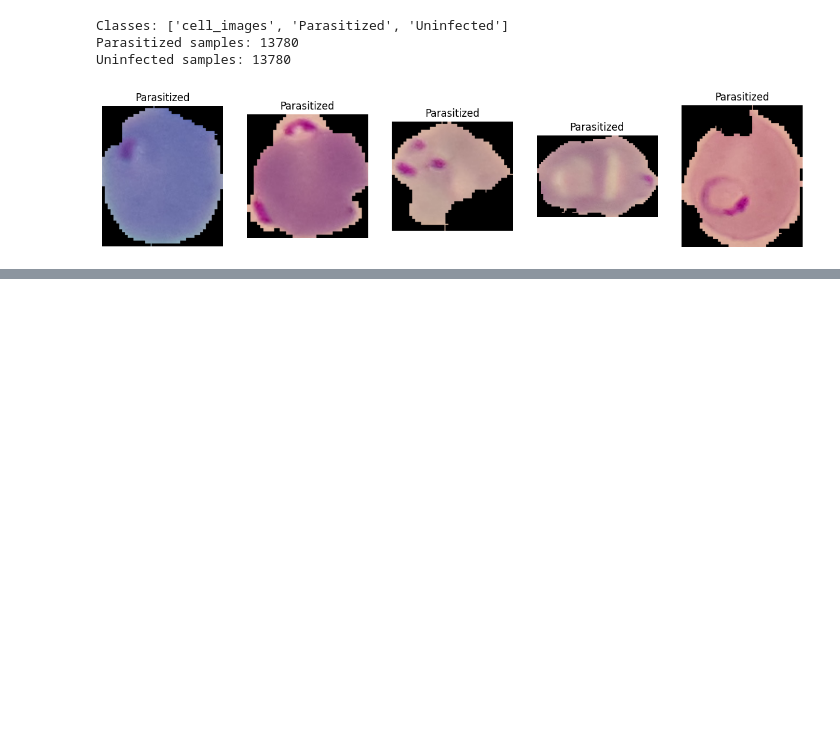
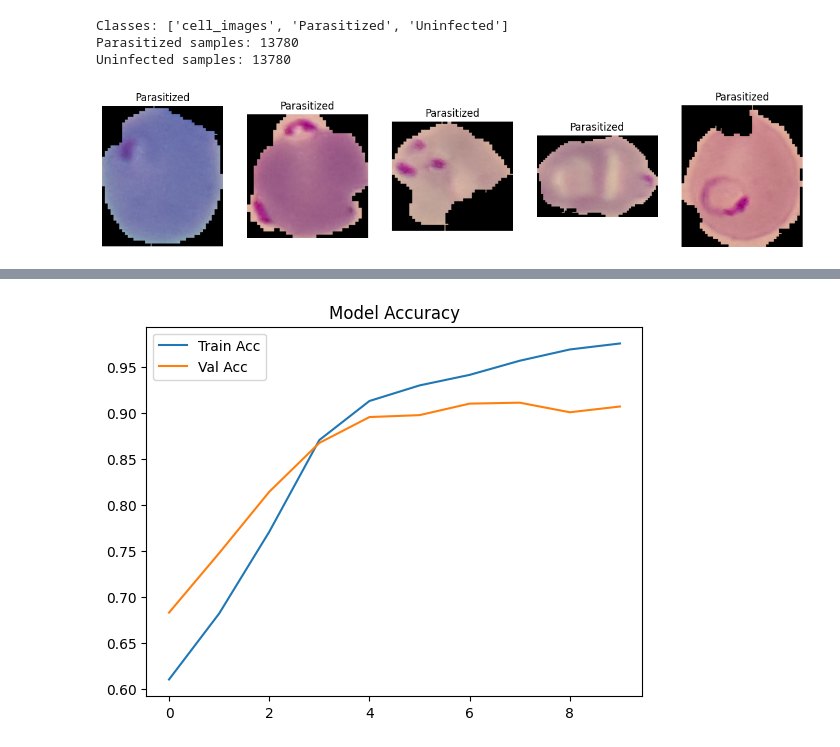
Before and after one commit to Sanjana-Santhosh/malaria-cell-classifier, a Jupyter notebook: malaria_classifier.ipynb, the cells around one changed output, grey strips where cells are left out. Saved outputs shown, nothing was run; the diff lists cells and outputs as text; code cells hidden in the pictures; blank space fills up the shorter version.

```diff
--- a/malaria_classifier.ipynb
+++ b/malaria_classifier.ipynb
@@ -43,0 +66,23 @@ plt.show()
+# %%
+from sklearn.model_selection import train_test_split
+
+X = X / 255.0
+X_train, X_test, y_train, y_test = train_test_split(X, y, test_size=0.2, random_state=42)
+# %%
+import tensorflow as tf
+from tensorflow.keras.models import Sequential
+from tensorflow.keras.layers import Conv2D, MaxPooling2D, Flatten, Dense, Dropout
+
+model = Sequential([
+    Conv2D(32, (3, 3), activation='relu', input_shape=(IMG_SIZE, IMG_SIZE, 3)),
+    MaxPooling2D(2, 2),
+    Conv2D(64, (3, 3), activation='relu'),
+    MaxPooling2D(2, 2),
+    Flatten(),
+    Dense(128, activation='relu'),
+    Dropout(0.3),
+    Dense(1, activation='sigmoid')
+])
+
+model.compile(optimizer='adam', loss='binary_crossentropy', metrics=['accuracy'])
+model.summary()
@@ -43,0 +113,2 @@ plt.show()
+# %%
+history = model.fit(X_train, y_train, epochs=10, validation_split=0.2)
@@ -43,0 +136,8 @@ plt.show()
+# %%
+plt.plot(history.history['accuracy'], label='Train Acc')
+plt.plot(history.history['val_accuracy'], label='Val Acc')
+plt.legend()
+plt.title("Model Accuracy")
+plt.show()
+# %% [output]
+[figure, added]
```
Also changed, not shown: parts of 4 cells of this notebook.
